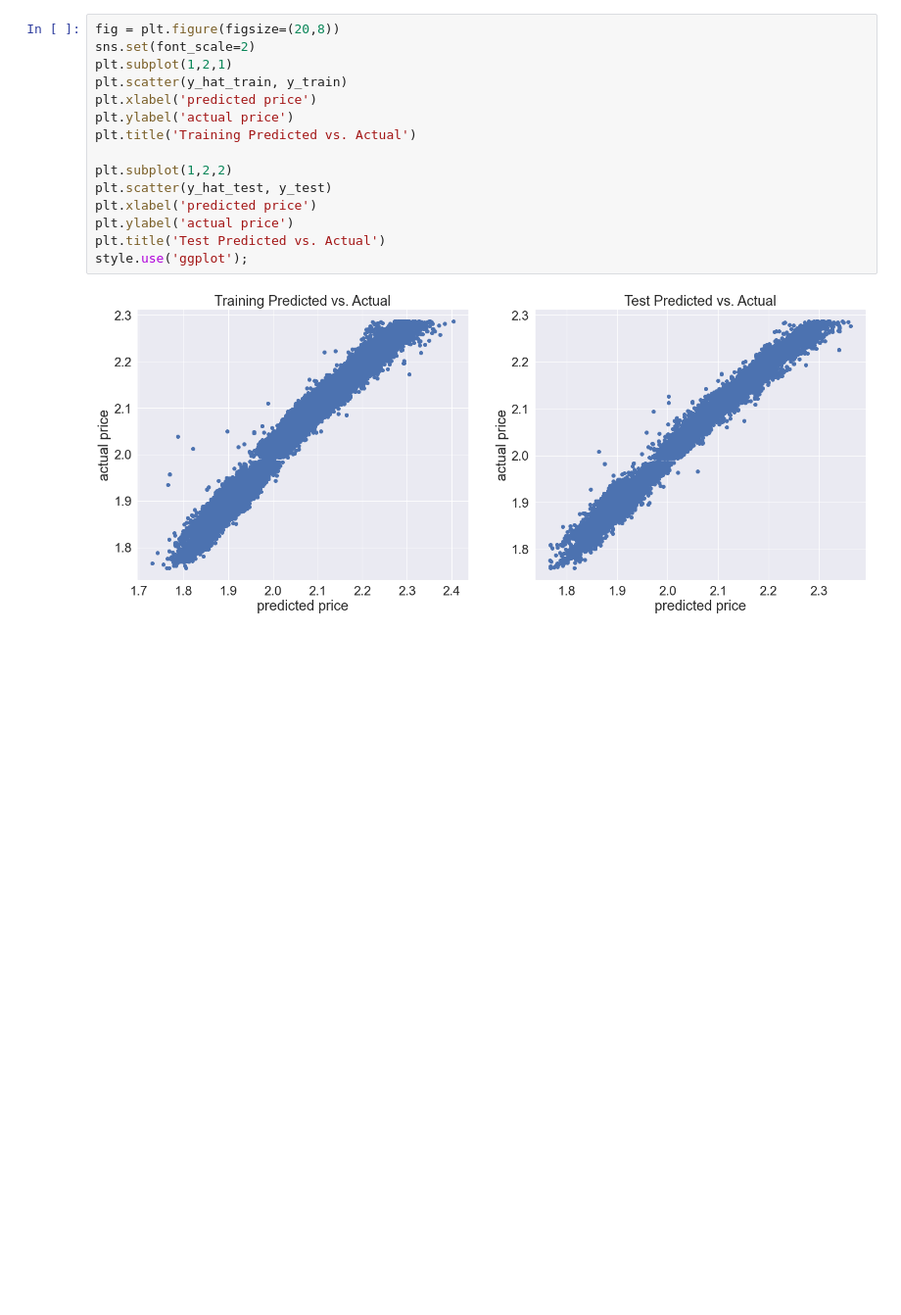
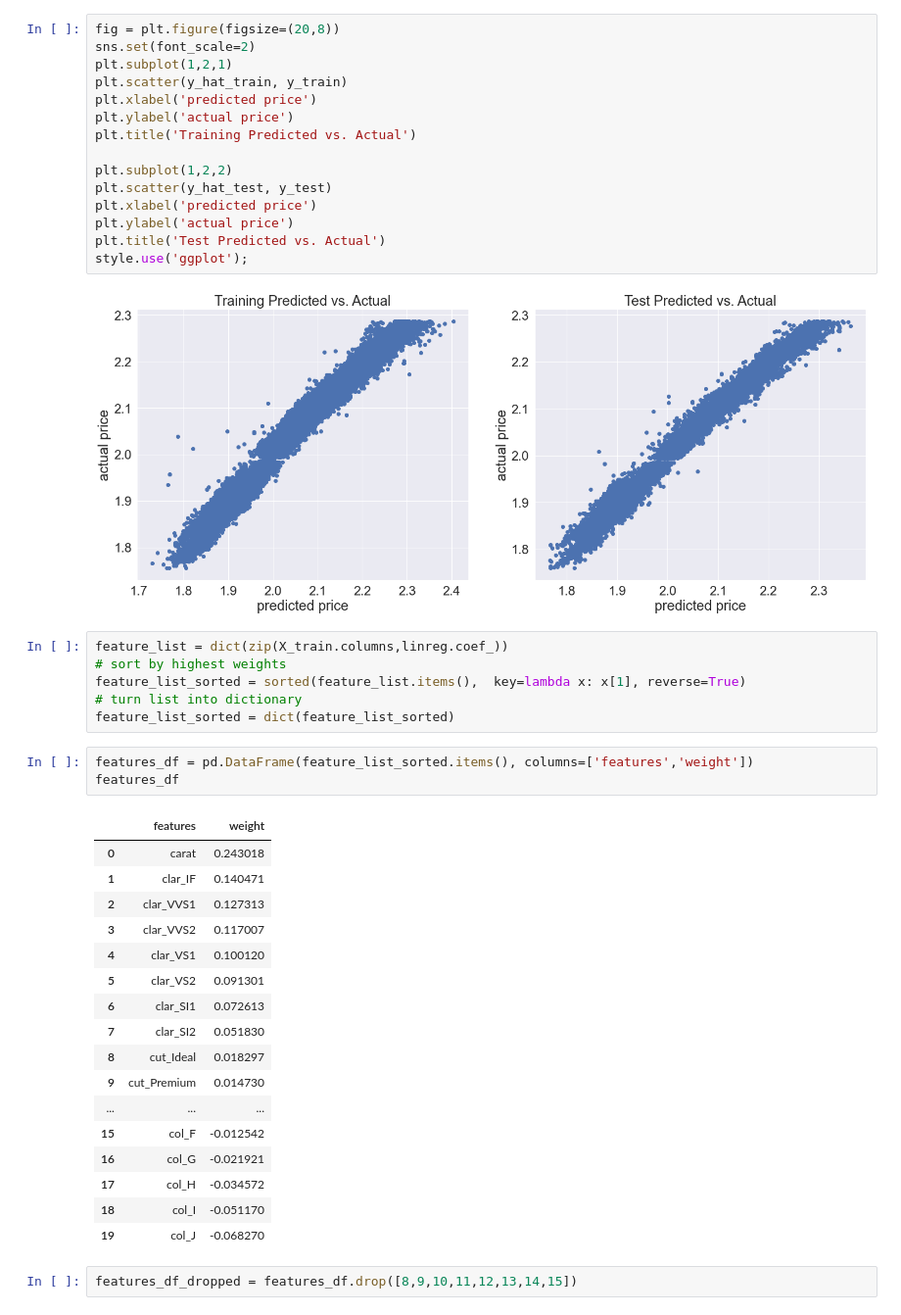
Before and after one commit to chrispfchung/diamonds-regression-project, a Jupyter notebook: Lin_reg_project_code_bpb-modeling.ipynb, the cells around one changed output. Shown at 98% size. Drawn from its saved outputs; the diff is of its cells as text; blank space fills up the shorter version.

```diff
--- a/Lin_reg_project_code_bpb-modeling.ipynb
+++ b/Lin_reg_project_code_bpb-modeling.ipynb
@@ -296,3 +270,32 @@ plt.title('Test Predicted vs. Actual')
 style.use('ggplot');
 # %% [output]
 [figure]
+# %%
+feature_list = dict(zip(X_train.columns,linreg.coef_))
+# sort by highest weights
+feature_list_sorted = sorted(feature_list.items(),  key=lambda x: x[1], reverse=True)
+# turn list into dictionary
+feature_list_sorted = dict(feature_list_sorted)
+# %%
+features_df = pd.DataFrame(feature_list_sorted.items(), columns=['features','weight'])
+features_df
+# %% [output]
+|  | features | weight |
+| 0 | carat | 0.243018 |
+| 1 | clar_IF | 0.140471 |
+| 2 | clar_VVS1 | 0.127313 |
+| 3 | clar_VVS2 | 0.117007 |
+| 4 | clar_VS1 | 0.100120 |
+| 5 | clar_VS2 | 0.091301 |
+| 6 | clar_SI1 | 0.072613 |
+| 7 | clar_SI2 | 0.051830 |
+| 8 | cut_Ideal | 0.018297 |
+| 9 | cut_Premium | 0.014730 |
+| ... | ... | ... |
+| 15 | col_F | -0.012542 |
+| 16 | col_G | -0.021921 |
+| 17 | col_H | -0.034572 |
+| 18 | col_I | -0.051170 |
+| 19 | col_J | -0.068270 |
+# %%
+features_df_dropped = features_df.drop([8,9,10,11,12,13,14,15])
```
Also changed, not shown: parts of 2 cells of this notebook.
